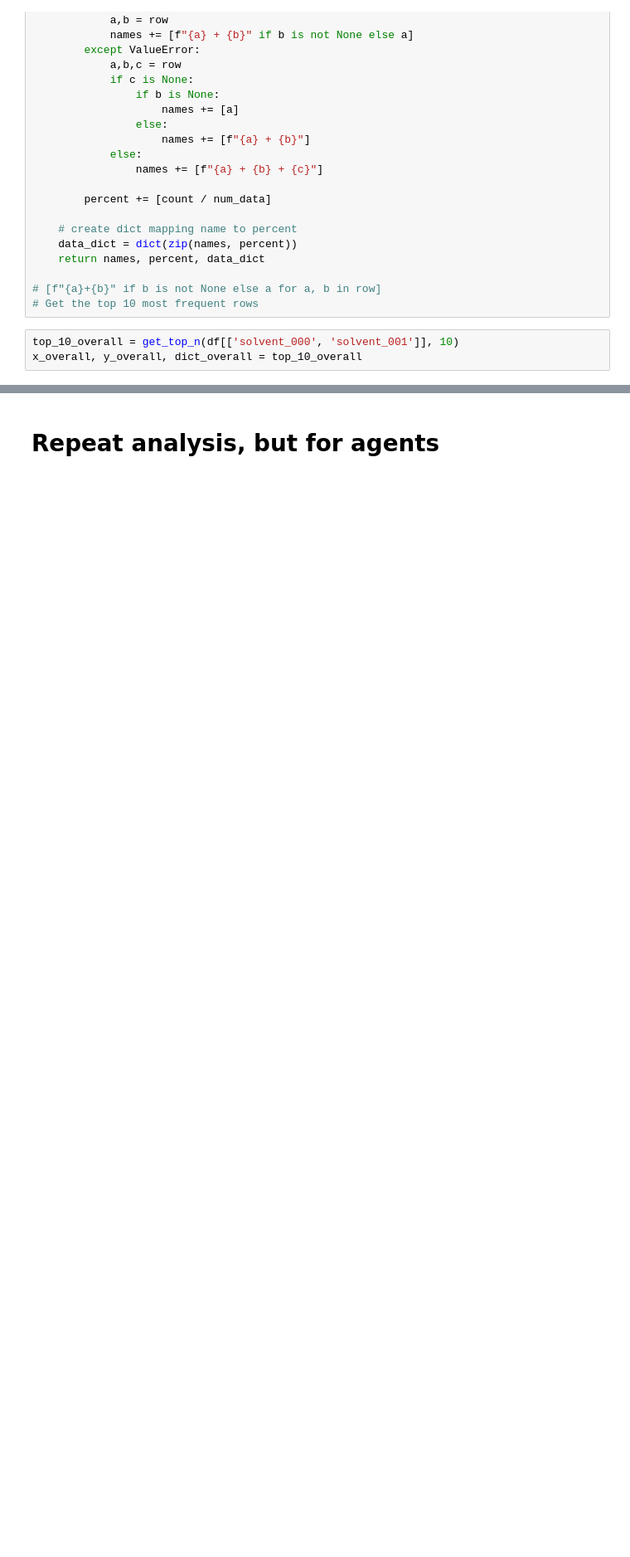
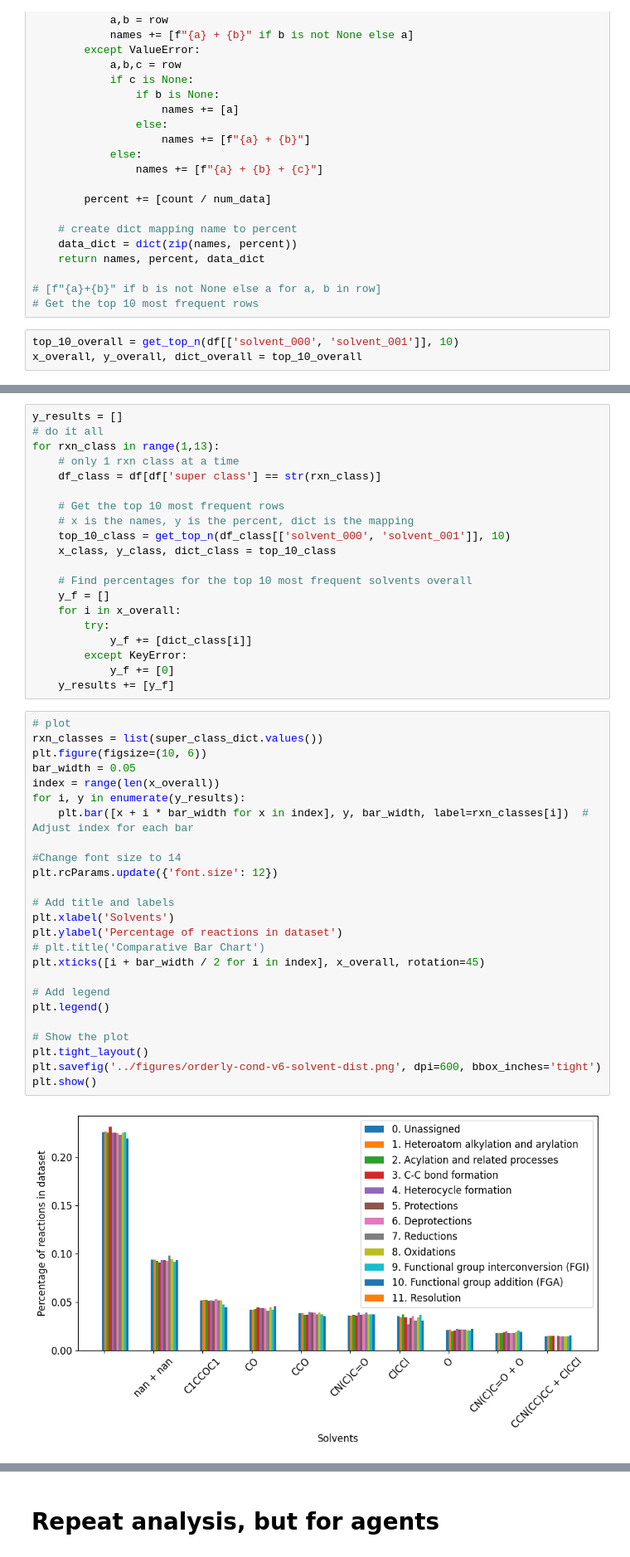
Before and after one commit to sustainable-processes/chemical-parameter-sharing, a Jupyter notebook: notebooks/clustering.ipynb, the cells around one changed output, grey strips where cells are left out. Shown: that part at 83% size. Cells and saved outputs as stored; diff of their text form; blank space fills up the shorter version.

Commit message:
created function for plotting

```diff
--- a/notebooks/clustering.ipynb
+++ b/notebooks/clustering.ipynb
@@ -563,0 +364,47 @@ plt.show()
+# %%
+y_results = []
+# do it all
+for rxn_class in range(1,13):
+    # only 1 rxn class at a time
+    df_class = df[df['super class'] == str(rxn_class)]
+
+    # Get the top 10 most frequent rows
+    # x is the names, y is the percent, dict is the mapping
+    top_10_class = get_top_n(df_class[['solvent_000', 'solvent_001']], 10)
+    x_class, y_class, dict_class = top_10_class
+
+    # Find percentages for the top 10 most frequent solvents overall
+    y_f = []
+    for i in x_overall:
+        try:
+            y_f += [dict_class[i]]
+        except KeyError:
+            y_f += [0]
+    y_results += [y_f]
+# %%
+# plot
+rxn_classes = list(super_class_dict.values())
+plt.figure(figsize=(10, 6))
+bar_width = 0.05
+index = range(len(x_overall))
+for i, y in enumerate(y_results):
+    plt.bar([x + i * bar_width for x in index], y, bar_width, label=rxn_classes[i])  # Adjust index for each bar
+
+#Change font size to 14
+plt.rcParams.update({'font.size': 12})
+
+# Add title and labels
+plt.xlabel('Solvents')
+plt.ylabel('Percentage of reactions in dataset')
+# plt.title('Comparative Bar Chart')
+plt.xticks([i + bar_width / 2 for i in index], x_overall, rotation=45)
+
+# Add legend
+plt.legend()
+
+# Show the plot
+plt.tight_layout()
+plt.savefig('../figures/orderly-cond-v6-solvent-dist.png', dpi=600, bbox_inches='tight')
+plt.show()
+# %% [output]
+[figure, added]
```
Also changed, not shown: parts of 27 cells of this notebook.
